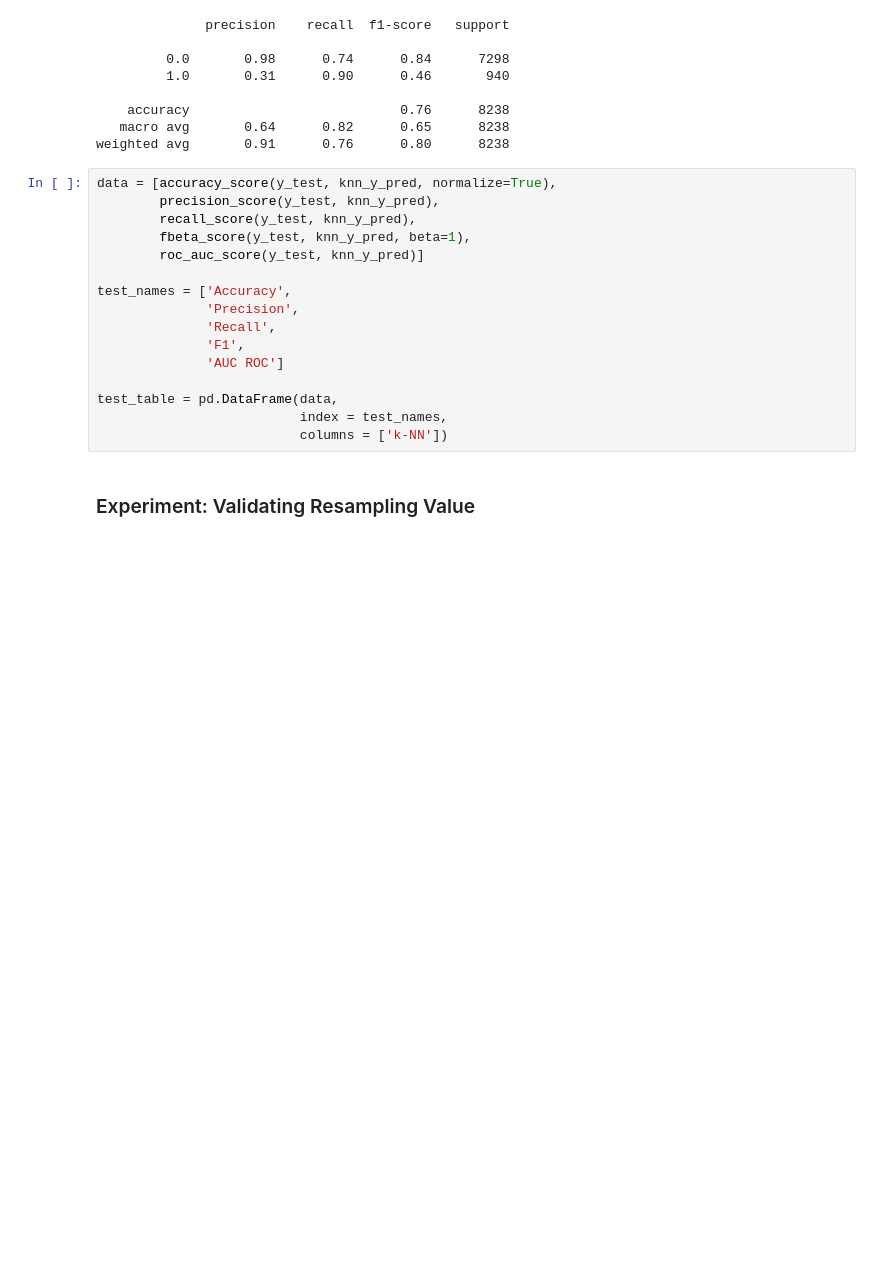
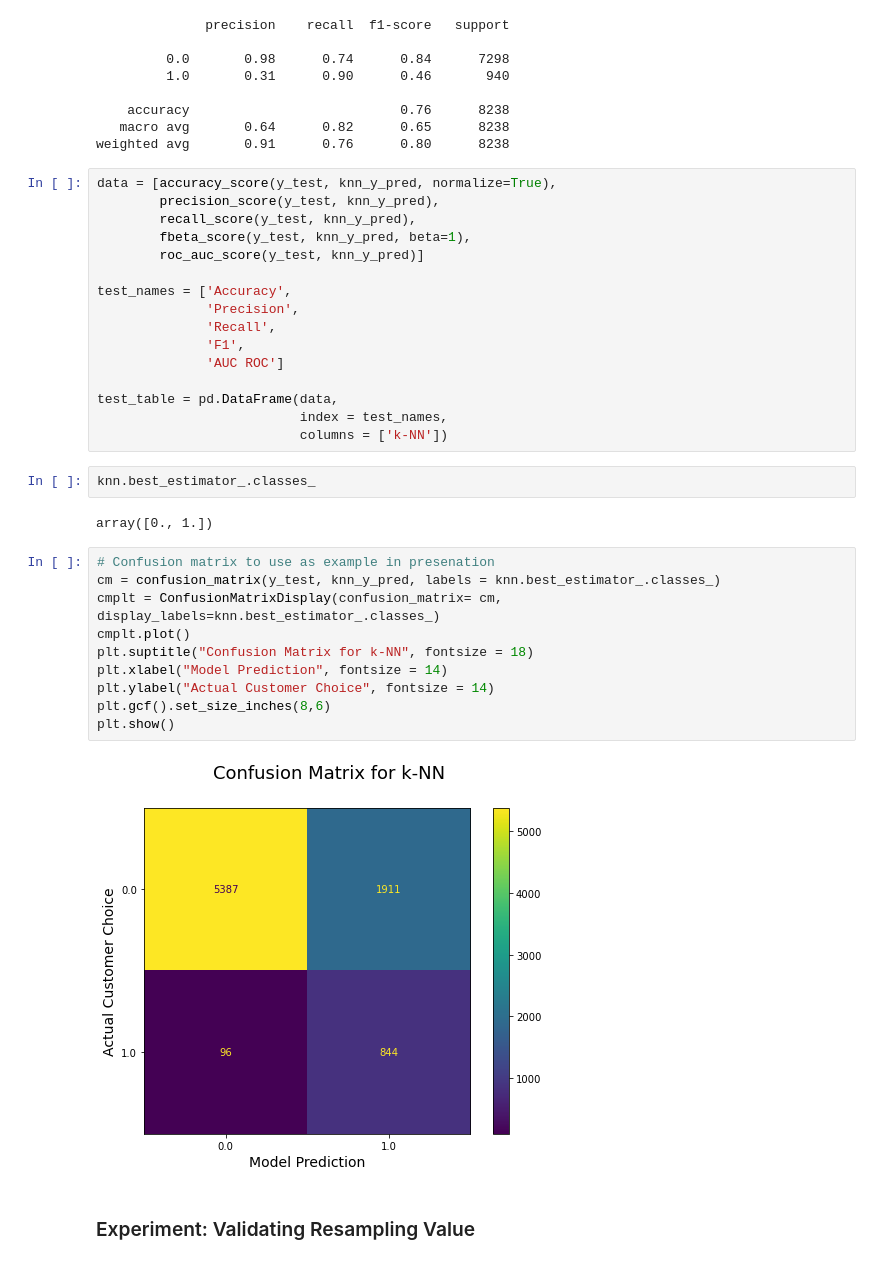
Before and after one commit to hunterblum/Bank-Marketing, a Jupyter notebook: Group7Final.ipynb, the cells around one changed output. Drawn from its saved outputs; the diff is of its cells as text; blank space fills up the shorter version.

```diff
--- a/Group7Final.ipynb
+++ b/Group7Final.ipynb
@@ -476,6 +485,22 @@ test_names = ['Accuracy',
 test_table = pd.DataFrame(data,
                           index = test_names,
                           columns = ['k-NN'])
+# %%
+knn.best_estimator_.classes_
+# %% [output]
+array([0., 1.])
+# %%
+# Confusion matrix to use as example in presenation
+cm = confusion_matrix(y_test, knn_y_pred, labels = knn.best_estimator_.classes_)
+cmplt = ConfusionMatrixDisplay(confusion_matrix= cm, display_labels=knn.best_estimator_.classes_)
+cmplt.plot()
+plt.suptitle("Confusion Matrix for k-NN", fontsize = 18)
+plt.xlabel("Model Prediction", fontsize = 14)
+plt.ylabel("Actual Customer Choice", fontsize = 14)
+plt.gcf().set_size_inches(8,6)
+plt.show()
+# %% [output]
+[figure, added]
 # %% [markdown]
 ### Experiment: Validating Resampling Value
 # %%
```
Also changed, not shown: parts of 2 cells of this notebook.
